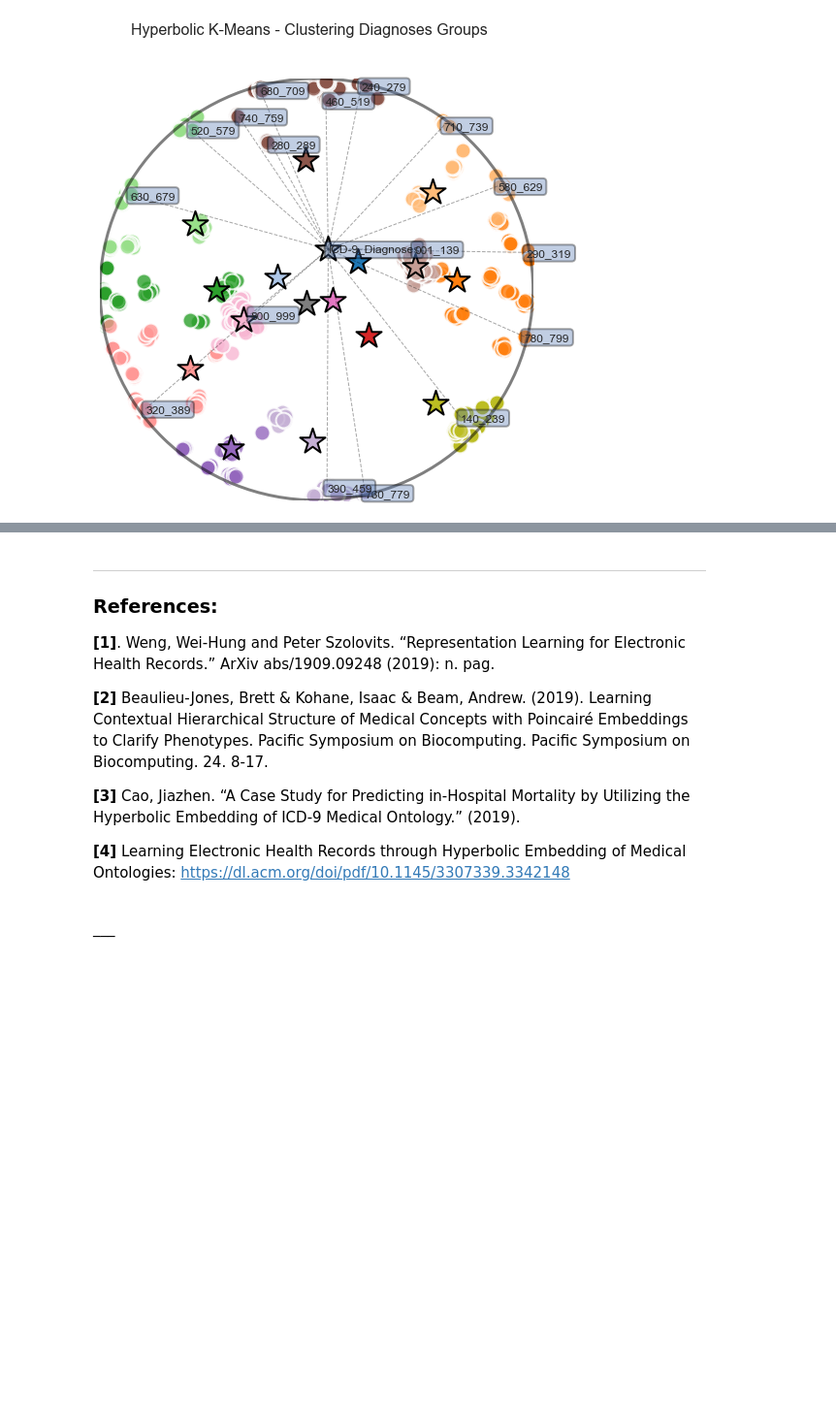
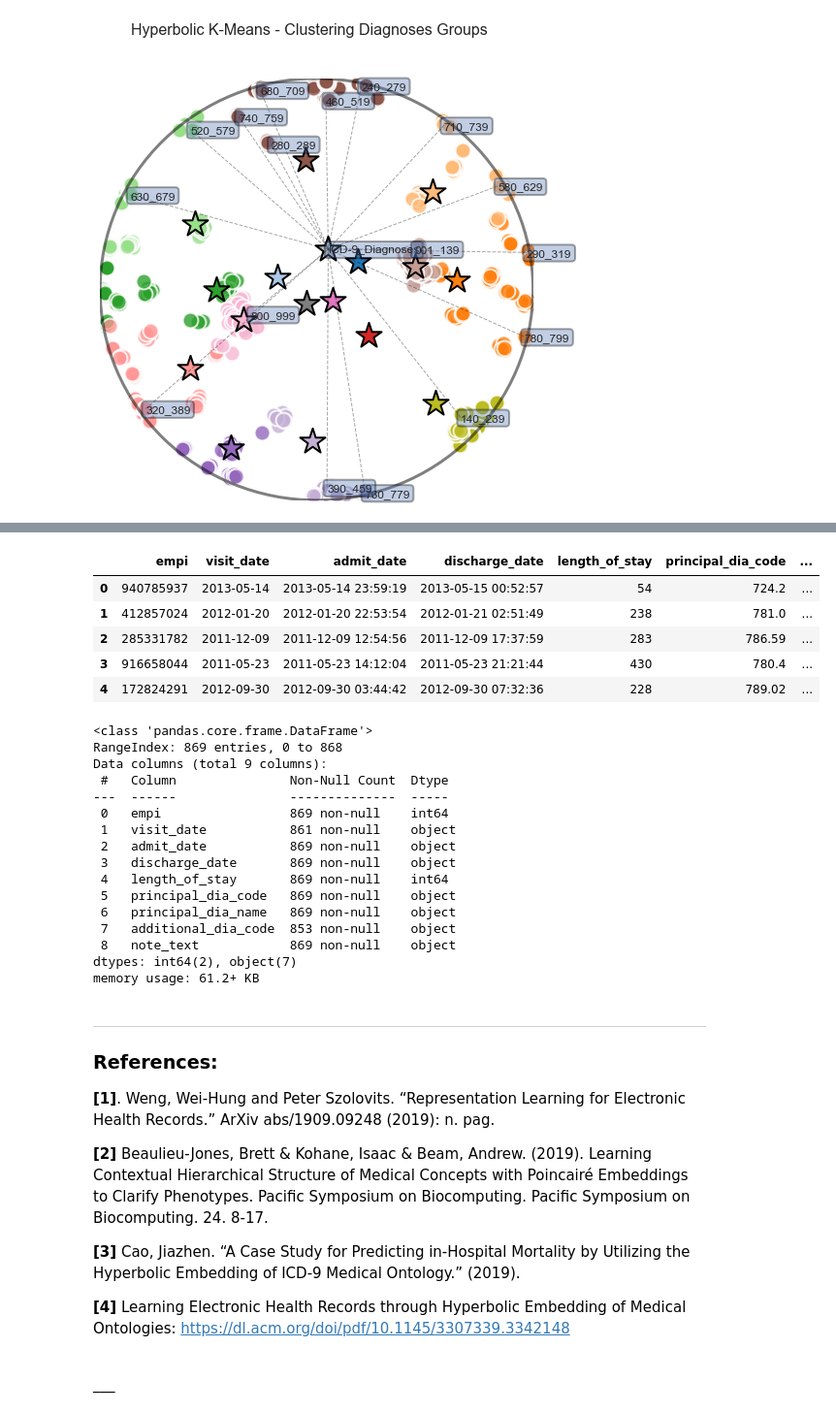
Before and after one commit to drewwilimitis/Hyperbolic-ICD-Embeddings-MIMIC3, a Jupyter notebook: hyperbolic_embedding_ICD9.ipynb, the cells around one changed output, grey strips where cells are left out. Shown at 97% size. Cells and saved outputs as stored; diff of their text form; code cells hidden in the pictures; blank space fills up the shorter version.

```diff
--- a/hyperbolic_embedding_ICD9.ipynb
+++ b/hyperbolic_embedding_ICD9.ipynb
@@ -684,3 +738,30 @@ plot_clusters(emb, labels = hkmeans.assignments, centroids = hkmeans.centroids,
+# %%
+ed_notes = pd.read_csv('data/Harvard EHR Dataset/ed_visits.txt', delimiter='$')
+ed_notes.head()
+ed_notes.info()
+# %% [output]
+|  | empi | visit_date | admit_date | discharge_date | length_of_stay | principal_dia_code | ... |
+| 0 | 940785937 | 2013-05-14 | 2013-05-14 23:59:19 | 2013-05-15 00:52:57 | 54 | 724.2 | ... |
+| 1 | 412857024 | 2012-01-20 | 2012-01-20 22:53:54 | 2012-01-21 02:51:49 | 238 | 781.0 | ... |
+| 2 | 285331782 | 2011-12-09 | 2011-12-09 12:54:56 | 2011-12-09 17:37:59 | 283 | 786.59 | ... |
+| 3 | 916658044 | 2011-05-23 | 2011-05-23 14:12:04 | 2011-05-23 21:21:44 | 430 | 780.4 | ... |
+| 4 | 172824291 | 2012-09-30 | 2012-09-30 03:44:42 | 2012-09-30 07:32:36 | 228 | 789.02 | ... |
+<class 'pandas.core.frame.DataFrame'>
+RangeIndex: 869 entries, 0 to 868
+Data columns (total 9 columns):
+ #   Column               Non-Null Count  Dtype
+---  ------               --------------  -----
+ 0   empi                 869 non-null    int64
+ 1   visit_date           861 non-null    object
+ 2   admit_date           869 non-null    object
+ 3   discharge_date       869 non-null    object
+ 4   length_of_stay       869 non-null    int64
+ 5   principal_dia_code   869 non-null    object
+ 6   principal_dia_name   869 non-null    object
+ 7   additional_dia_code  853 non-null    object
+ 8   note_text            869 non-null    object
+dtypes: int64(2), object(7)
+memory usage: 61.2+ KB
 # %% [markdown]
 ___
 ### References: <br>
```
Also changed, not shown: parts of 3 cells of this notebook.
